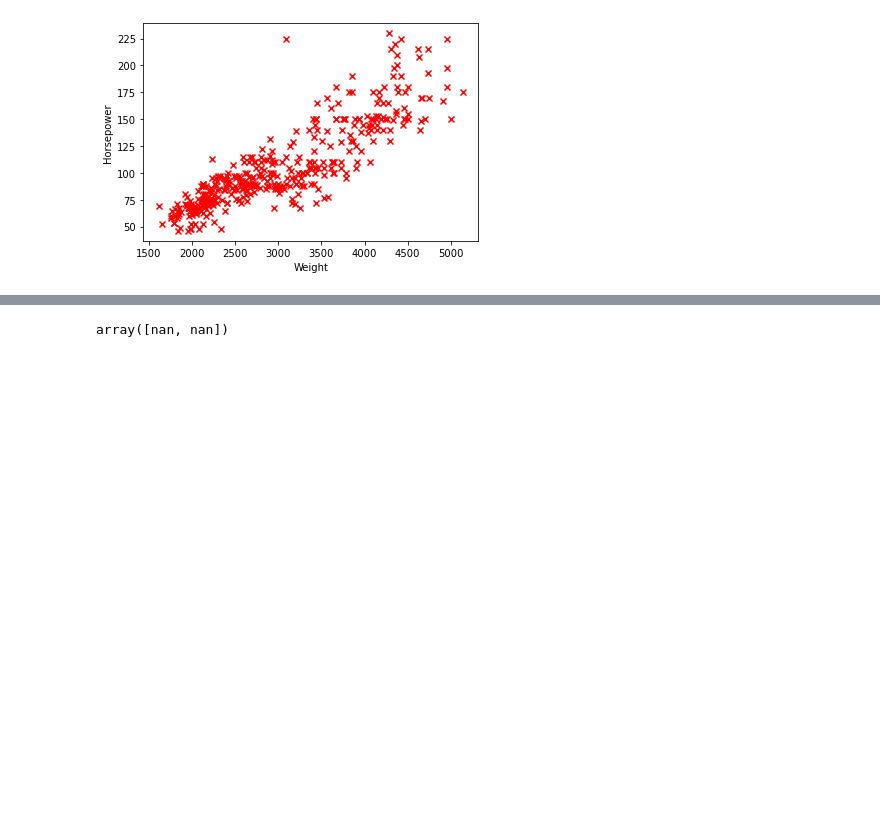
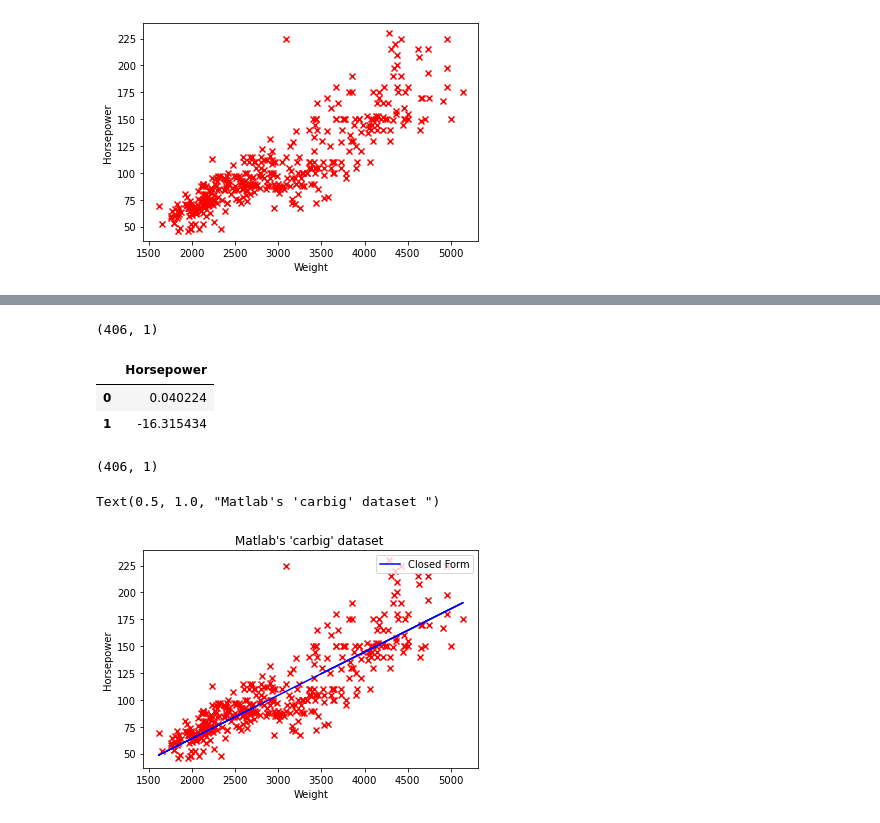
Before and after one commit to Mushfiquehk/Machine-Learning-and-Pattern-Recognition, a Jupyter notebook: linear_regression/lin_regression.ipynb, the cells around one changed output, grey strips where cells are left out. Cells and saved outputs as stored; diff of their text form; code cells hidden in the pictures; blank space fills up the shorter version.

Commit message:
Closed form linear regression on matlab's carbig dataset

```diff
--- a/linear_regression/lin_regression.ipynb
+++ b/linear_regression/lin_regression.ipynb
@@ -48,0 +45,4 @@ design_matrix.shape
+# %%
+# create design matrix of shape N x D+1
+design_matrix = np.hstack((features, X0))
+design_matrix.shape
@@ -54,5 +56,29 @@ t = df['Horsepower']
+# %%
+t = df['Horsepower']
+t = pd.DataFrame(t, columns=["Horsepower"])
+t = t.fillna(0)
+t.shape
+# %% [output]
+(406, 1)
 # %%
-W = np.matmul(t, pseudoinverse)
+W = np.matmul(pseudoinverse, t)
 W
 # %% [output]
-array([nan, nan])
+|  | Horsepower |
+| 0 | 0.040224 |
+| 1 | -16.315434 |
+# %%
+Y = np.dot(design_matrix,W)
+Y.shape
+# %% [output]
+(406, 1)
+# %%
+plt.scatter(df['Weight'], df['Horsepower'],c='red',marker='x')
+plt.xlabel("Weight")
+plt.ylabel("Horsepower")
+plt.plot(df['Weight'], Y, c='b',label='Closed Form')
+plt.legend(loc='upper right')
+plt.title("Matlab's 'carbig' dataset ")
+# %% [output]
+Text(0.5, 1.0, "Matlab's 'carbig' dataset ")
+[figure, added]
```
Also changed, not shown: parts of 6 cells of this notebook.
